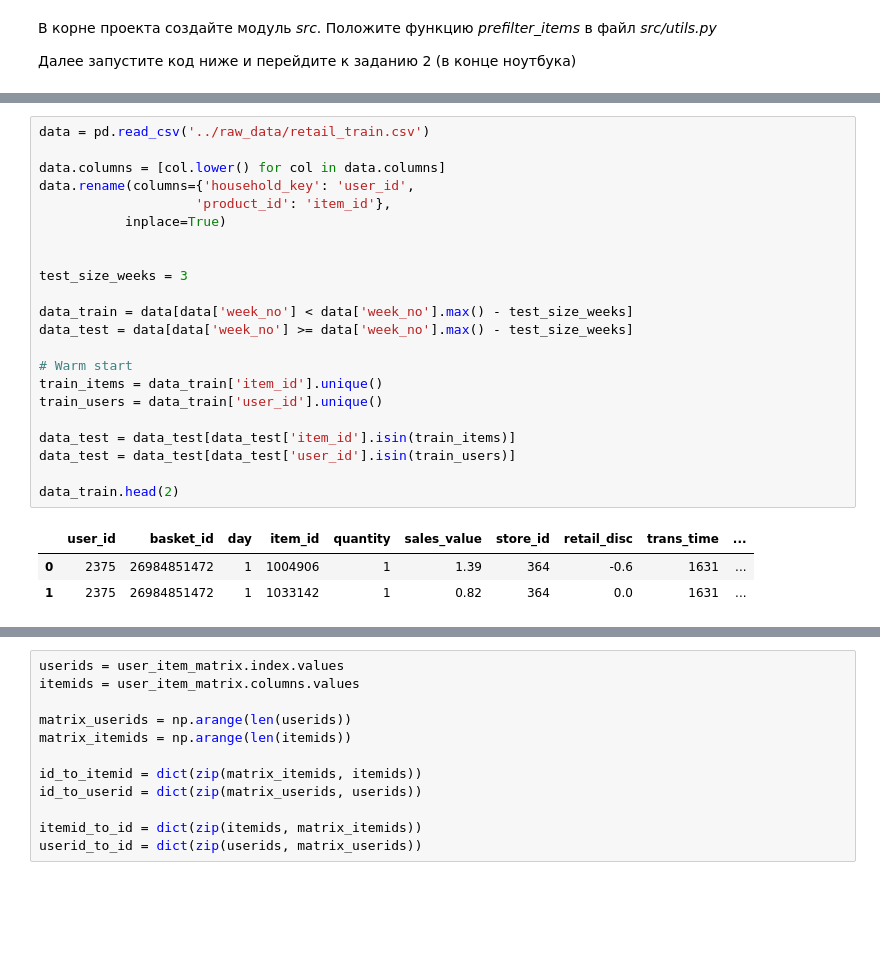
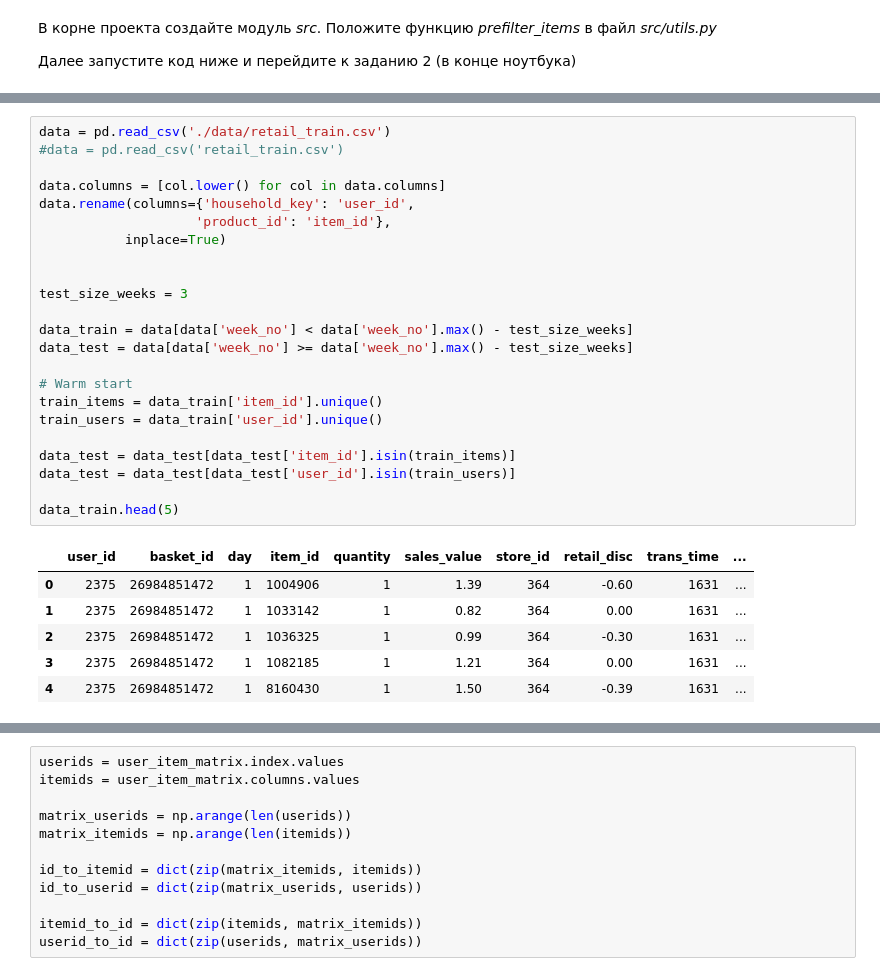
Before and after one commit to mikhachev/Data-Science-Python, a Jupyter notebook: Recommendation_systems/hw_webinar_4.ipynb, the cells around one changed output, grey strips where cells are left out. Saved outputs shown, nothing was run; the diff lists cells and outputs as text; blank space fills up the shorter version.

```diff
--- a/Recommendation_systems/hw_webinar_4.ipynb
+++ b/Recommendation_systems/hw_webinar_4.ipynb
@@ -76,27 +74,31 @@ ModuleNotFoundError: No module named 'implicit'
 # %%
-data = pd.read_csv('../raw_data/retail_train.csv')
+data = pd.read_csv('./data/retail_train.csv')
+#data = pd.read_csv('retail_train.csv')
 
 data.columns = [col.lower() for col in data.columns]
 data.rename(columns={'household_key': 'user_id',
                     'product_id': 'item_id'},
            inplace=True)
 
 
 test_size_weeks = 3
 
 data_train = data[data['week_no'] < data['week_no'].max() - test_size_weeks]
 data_test = data[data['week_no'] >= data['week_no'].max() - test_size_weeks]
 
 # Warm start
 train_items = data_train['item_id'].unique()
 train_users = data_train['user_id'].unique()
 
 data_test = data_test[data_test['item_id'].isin(train_items)]
 data_test = data_test[data_test['user_id'].isin(train_users)]
 
-data_train.head(2)
+data_train.head(5)
 # %% [output]
 |  | user_id | basket_id | day | item_id | quantity | sales_value | store_id | retail_disc | trans_time | ... |
-| 0 | 2375 | 26984851472 | 1 | 1004906 | 1 | 1.39 | 364 | -0.6 | 1631 | ... |
-| 1 | 2375 | 26984851472 | 1 | 1033142 | 1 | 0.82 | 364 | 0.0 | 1631 | ... |
+| 0 | 2375 | 26984851472 | 1 | 1004906 | 1 | 1.39 | 364 | -0.60 | 1631 | ... |
+| 1 | 2375 | 26984851472 | 1 | 1033142 | 1 | 0.82 | 364 | 0.00 | 1631 | ... |
+| 2 | 2375 | 26984851472 | 1 | 1036325 | 1 | 0.99 | 364 | -0.30 | 1631 | ... |
+| 3 | 2375 | 26984851472 | 1 | 1082185 | 1 | 1.21 | 364 | 0.00 | 1631 | ... |
+| 4 | 2375 | 26984851472 | 1 | 8160430 | 1 | 1.50 | 364 | -0.39 | 1631 | ... |
 # %%
```
Also changed, not shown: parts of 13 cells of this notebook.
